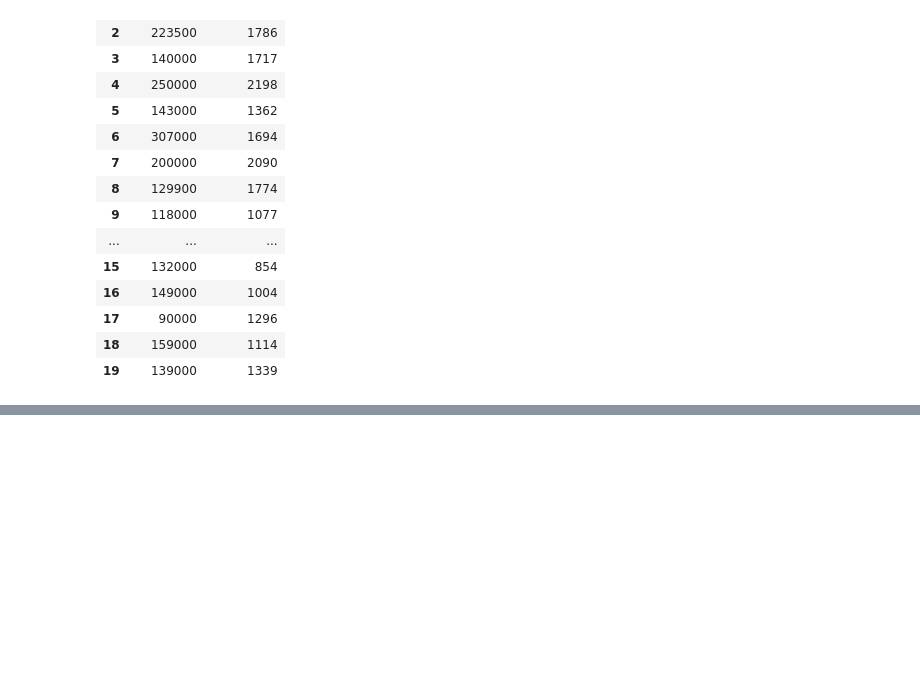
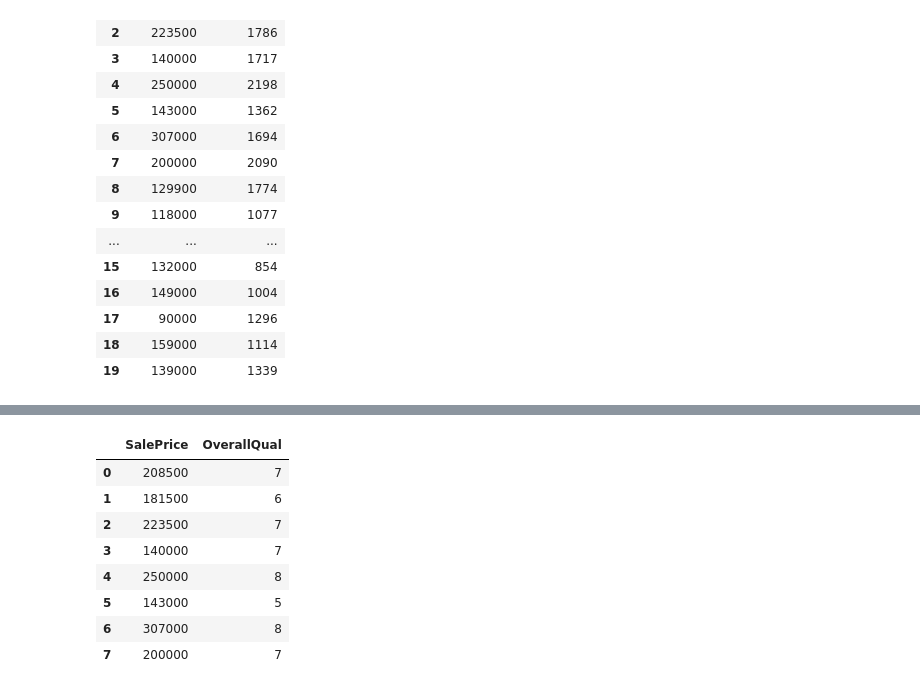
Before and after one commit to elgualas/practicas, a Jupyter notebook: dt.ipynb, the cells around one changed output, grey strips where cells are left out. Drawn from its saved outputs; the diff is of its cells as text; code cells hidden in the pictures; blank space fills up the shorter version.

```diff
--- a/dt.ipynb
+++ b/dt.ipynb
@@ -127,0 +137,12 @@ AttributeError: 'PathCollection' object has no property 'ylin'
+# %%
+data.head(8)
+# %% [output]
+|  | SalePrice | OverallQual |
+| 0 | 208500 | 7 |
+| 1 | 181500 | 6 |
+| 2 | 223500 | 7 |
+| 3 | 140000 | 7 |
+| 4 | 250000 | 8 |
+| 5 | 143000 | 5 |
+| 6 | 307000 | 8 |
+| 7 | 200000 | 7 |
```
Also changed, not shown: parts of 8 cells of this notebook.
